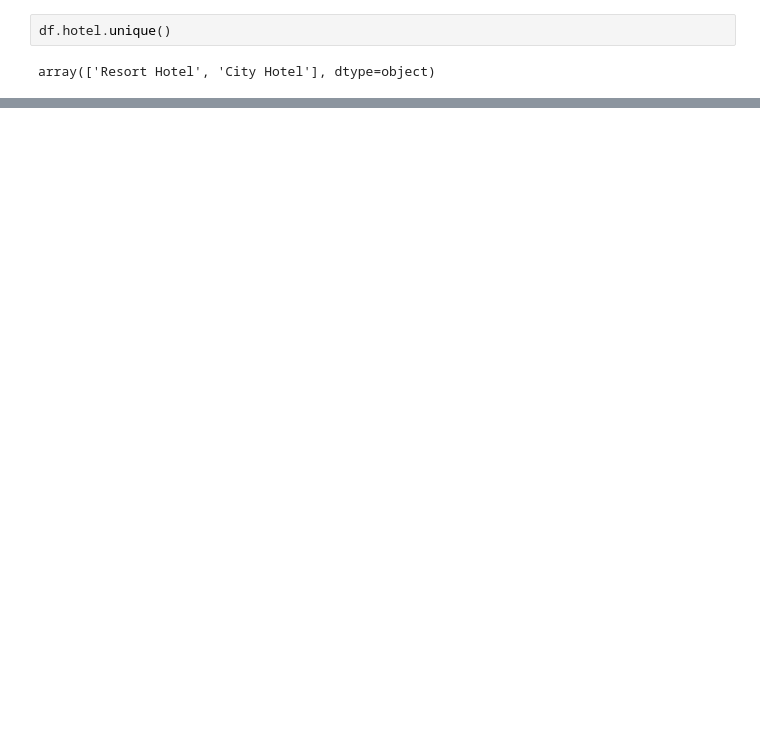
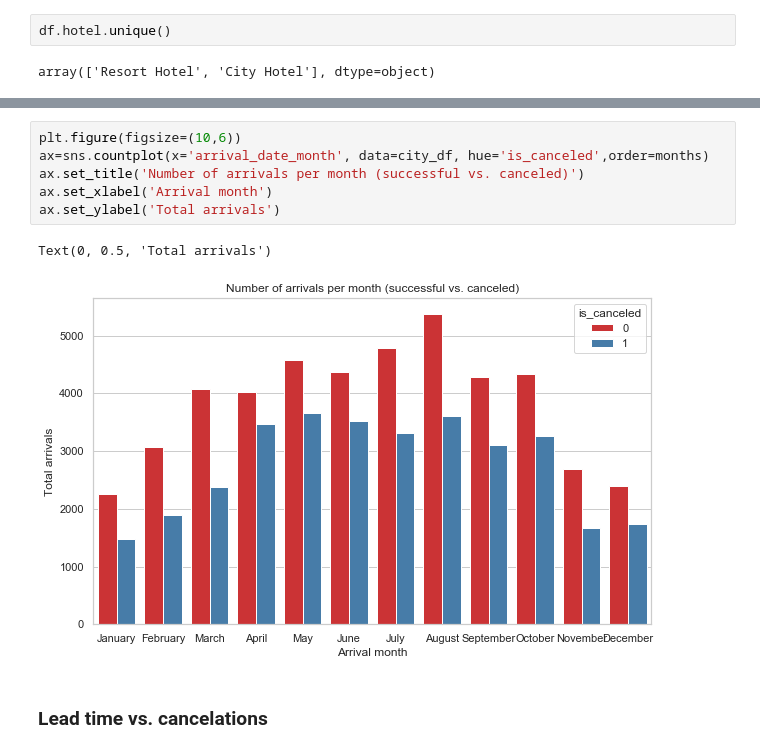
Before and after one commit to kajetansygula/Cancellation-prediction, a Jupyter notebook: Cancellation prediction.ipynb, the cells around one changed output, grey strips where cells are left out. Saved outputs shown, nothing was run; the diff lists cells and outputs as text; blank space fills up the shorter version.

```diff
--- a/Cancellation prediction.ipynb
+++ b/Cancellation prediction.ipynb
@@ -90,0 +103,11 @@ Name: adults, dtype: int64
+# %%
+plt.figure(figsize=(10,6))
+ax=sns.countplot(x='arrival_date_month', data=city_df, hue='is_canceled',order=months)
+ax.set_title('Number of arrivals per month (successful vs. canceled)')
+ax.set_xlabel('Arrival month')
+ax.set_ylabel('Total arrivals')
+# %% [output]
+Text(0, 0.5, 'Total arrivals')
+[figure, added]
+# %% [markdown]
+### Lead time vs. cancelations
```
Also changed, not shown: parts of 27 cells of this notebook.
